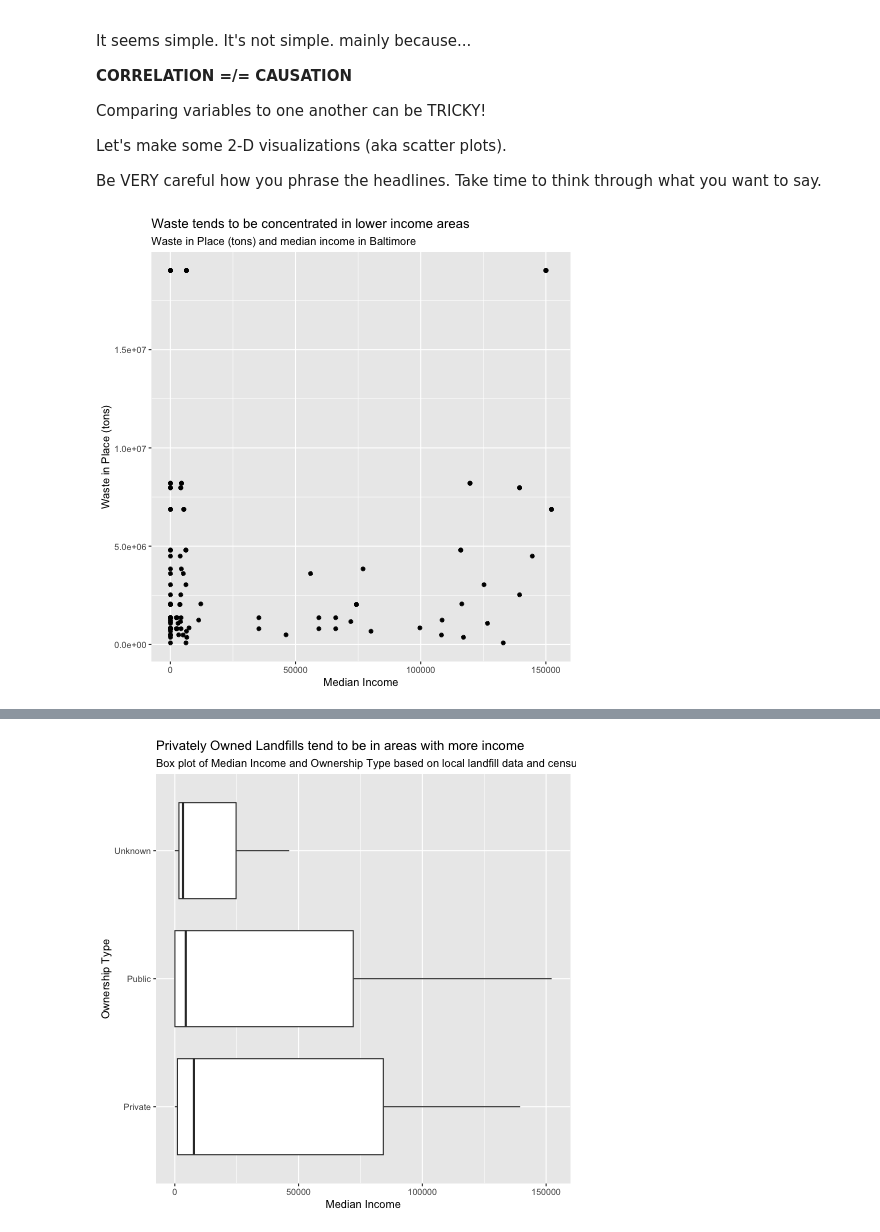
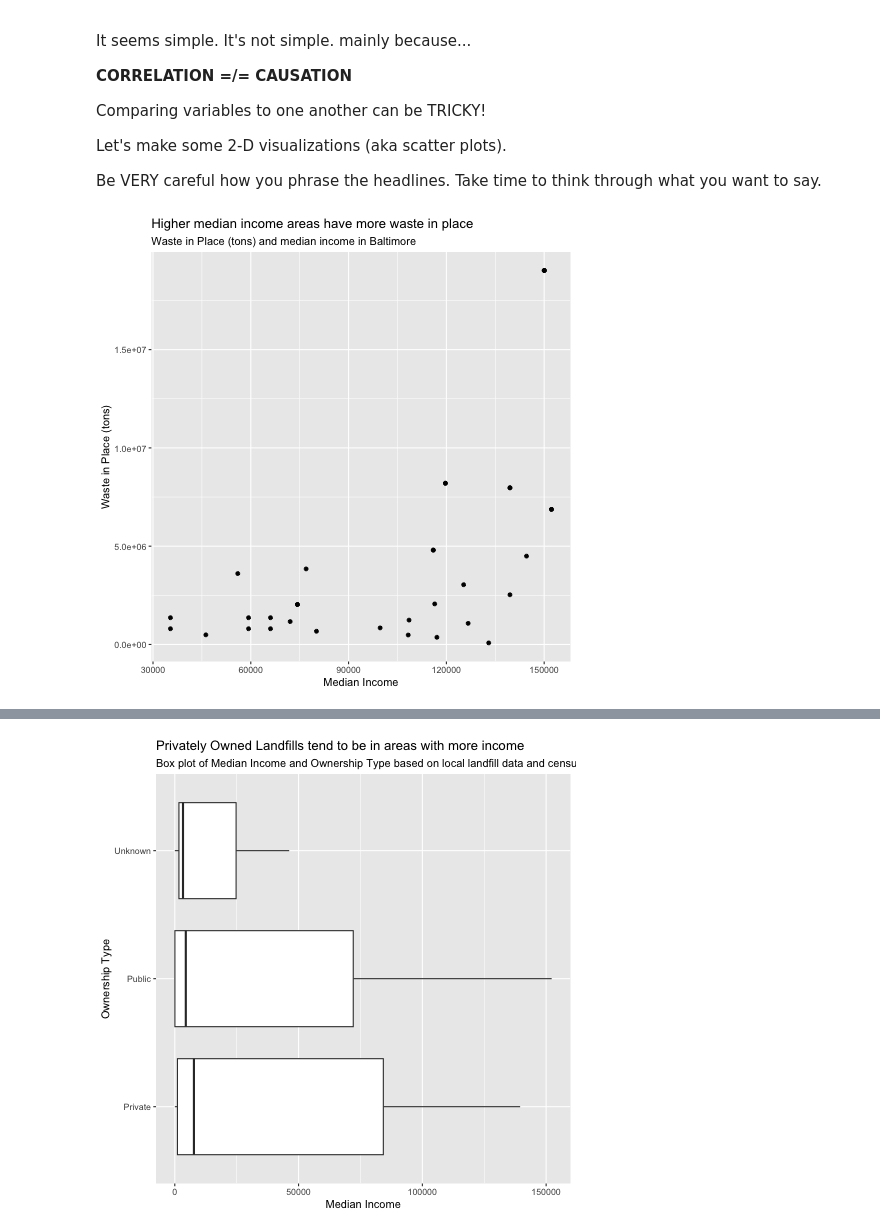
Before and after one commit to katrventura/connect-to-census, a Jupyter notebook: scatterplots.ipynb, the cells around one changed output, grey strips where cells are left out. Drawn from its saved outputs; the diff is of its cells as text; code cells hidden in the pictures.

```diff
--- a/scatterplots.ipynb
+++ b/scatterplots.ipynb
@@ -108,17 +108,16 @@ Let's make some 2-D visualizations (aka scatter plots).
 Be VERY careful how you phrase the headlines. Take time to think through what you want to say.
 # %%
 %%R
+# Clean up data to only get rows with variable = B19013_001 to only show median income
+# Create scatterplot of median income and waste in place
 
-# code for scatter plot 1
-# be sure to include a meaningful title and subtitle
-
-# show Waste in Place (tons) and estimate in scatter plot
 df %>%
-  ggplot(aes(x = `estimate`, y = `Waste in Place (tons)`)) +
-  geom_point() +
-  labs(title = "Waste tends to be concentrated in lower income areas",
-       subtitle = "Waste in Place (tons) and median income in Baltimore",
-       x = "Median Income",
-       y = "Waste in Place (tons)")
+    filter(variable == "B19013_001") %>%
+    ggplot(aes(x = `estimate`, y = `Waste in Place (tons)`)) +
+    geom_point() +
+    labs(title = "Higher median income areas have more waste in place",
+         subtitle = "Waste in Place (tons) and median income in Baltimore",
+         x = "Median Income",
+         y = "Waste in Place (tons)")
 # %% [output]
-[figure, old version]
+[figure, new version]
```
Also changed, not shown: parts of 2 cells of this notebook, 2 other files.
